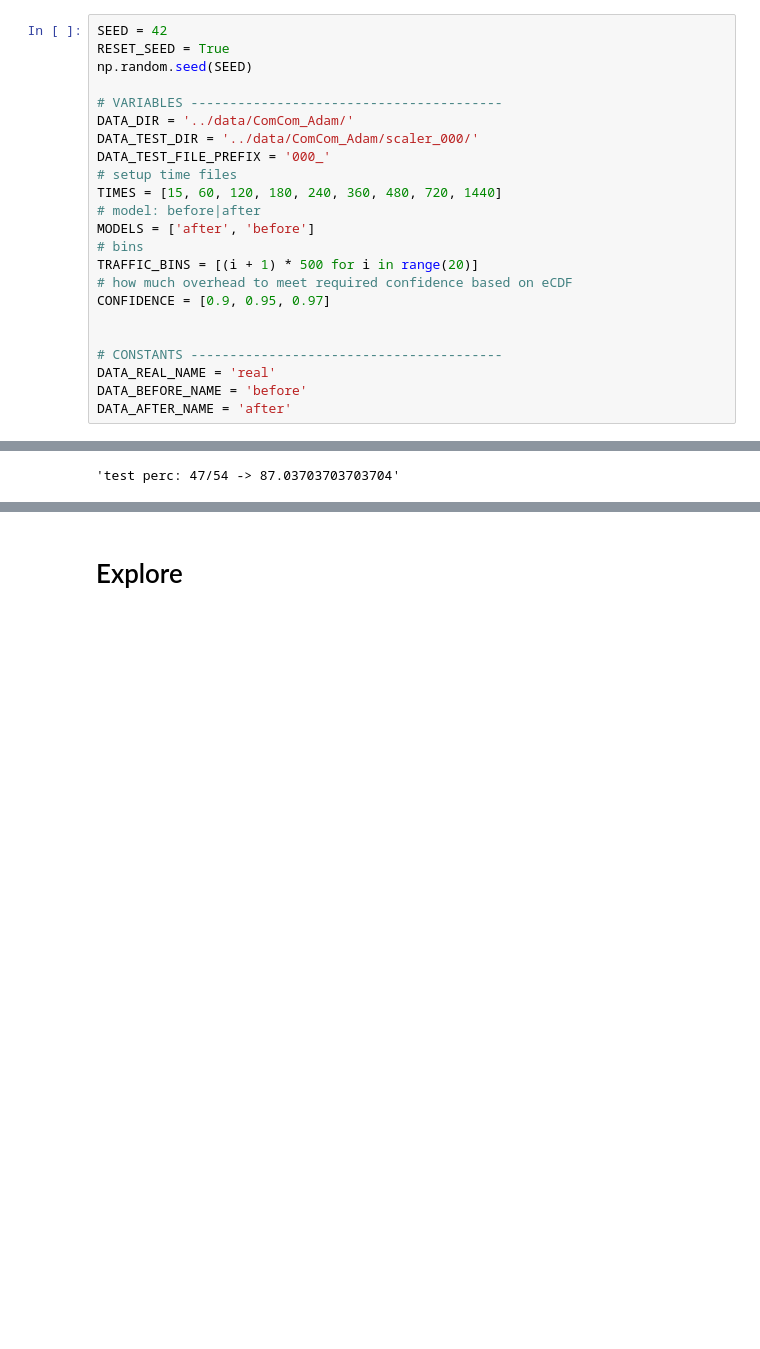
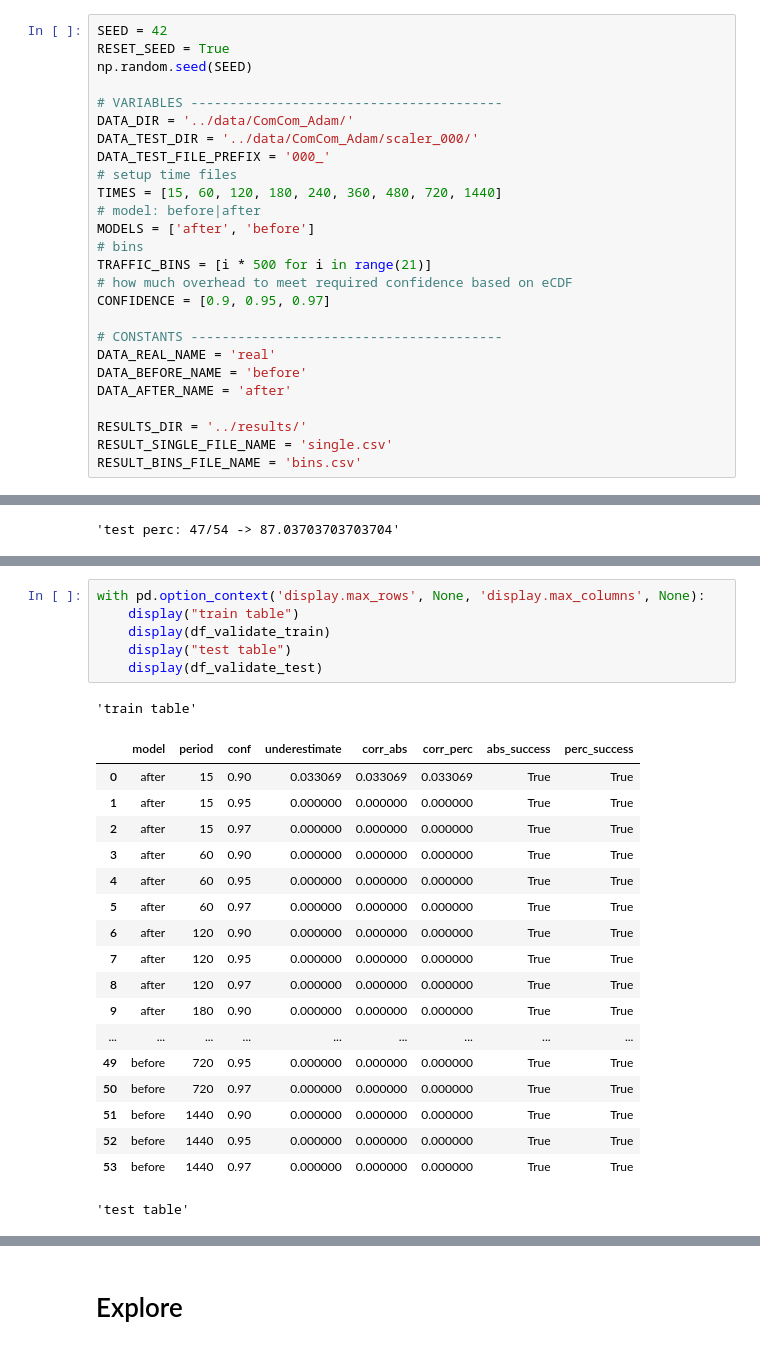
Before and after one commit to netopt/stat_traf_underestim_compensation, a Jupyter notebook: src/statistical_traffic_overhead_underestimation_compensation.ipynb, the cells around one changed output, grey strips where cells are left out. Saved outputs shown, nothing was run; the diff lists cells and outputs as text; blank space fills up the shorter version.

```diff
--- a/src/statistical_traffic_overhead_underestimation_compensation.ipynb
+++ b/src/statistical_traffic_overhead_underestimation_compensation.ipynb
@@ -45,15 +45,18 @@ TIMES = [15, 60, 120, 180, 240, 360, 480, 720, 1440]
 # model: before|after
 MODELS = ['after', 'before']
 # bins
-TRAFFIC_BINS = [(i + 1) * 500 for i in range(20)]
+TRAFFIC_BINS = [i * 500 for i in range(21)]
 # how much overhead to meet required confidence based on eCDF
 CONFIDENCE = [0.9, 0.95, 0.97]
-
 
 # CONSTANTS ----------------------------------------
 DATA_REAL_NAME = 'real'
 DATA_BEFORE_NAME = 'before'
 DATA_AFTER_NAME = 'after'
+
+RESULTS_DIR = '../results/'
+RESULT_SINGLE_FILE_NAME = 'single.csv'
+RESULT_BINS_FILE_NAME = 'bins.csv'
 # %% [markdown]
 ### Functions
 # %%
@@ -365,0 +576,26 @@ display('test perc: ' + str(test_perc_suc) + "/" + str(test_count) + " -> " + st
+# %%
+with pd.option_context('display.max_rows', None, 'display.max_columns', None):
+    display("train table")
+    display(df_validate_train)
+    display("test table")
+    display(df_validate_test)
+# %% [output]
+'train table'
+|  | model | period | conf | underestimate | corr_abs | corr_perc | abs_success | perc_success |
+| 0 | after | 15 | 0.90 | 0.033069 | 0.033069 | 0.033069 | True | True |
+| 1 | after | 15 | 0.95 | 0.000000 | 0.000000 | 0.000000 | True | True |
+| 2 | after | 15 | 0.97 | 0.000000 | 0.000000 | 0.000000 | True | True |
+| 3 | after | 60 | 0.90 | 0.000000 | 0.000000 | 0.000000 | True | True |
+| 4 | after | 60 | 0.95 | 0.000000 | 0.000000 | 0.000000 | True | True |
+| 5 | after | 60 | 0.97 | 0.000000 | 0.000000 | 0.000000 | True | True |
+| 6 | after | 120 | 0.90 | 0.000000 | 0.000000 | 0.000000 | True | True |
+| 7 | after | 120 | 0.95 | 0.000000 | 0.000000 | 0.000000 | True | True |
+| 8 | after | 120 | 0.97 | 0.000000 | 0.000000 | 0.000000 | True | True |
+| 9 | after | 180 | 0.90 | 0.000000 | 0.000000 | 0.000000 | True | True |
+| ... | ... | ... | ... | ... | ... | ... | ... | ... |
+| 49 | before | 720 | 0.95 | 0.000000 | 0.000000 | 0.000000 | True | True |
+| 50 | before | 720 | 0.97 | 0.000000 | 0.000000 | 0.000000 | True | True |
+| 51 | before | 1440 | 0.90 | 0.000000 | 0.000000 | 0.000000 | True | True |
+| 52 | before | 1440 | 0.95 | 0.000000 | 0.000000 | 0.000000 | True | True |
+| 53 | before | 1440 | 0.97 | 0.000000 | 0.000000 | 0.000000 | True | True |
+'test table'
```
Also changed, not shown: parts of 16 cells of this notebook, 3 other files.
